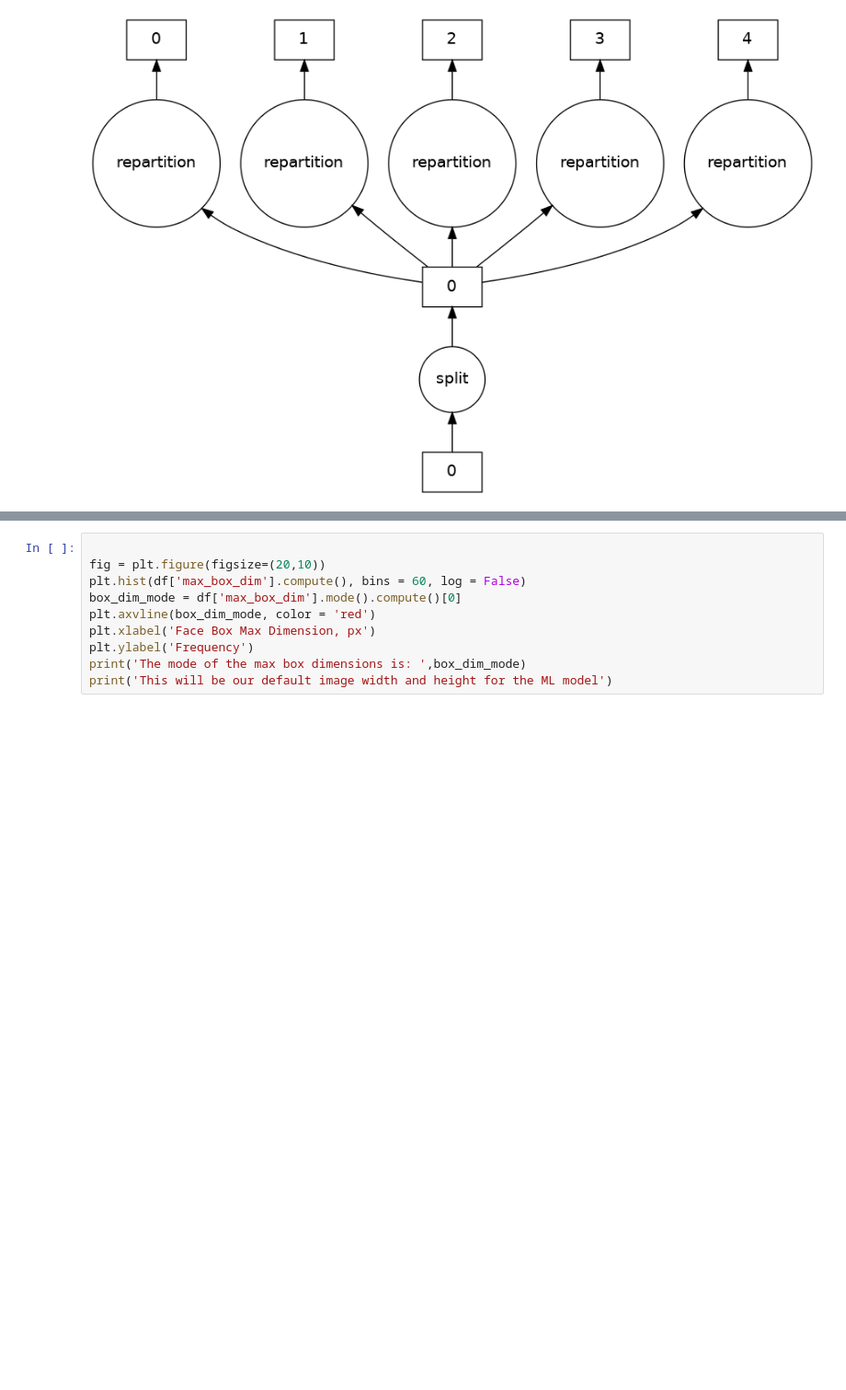
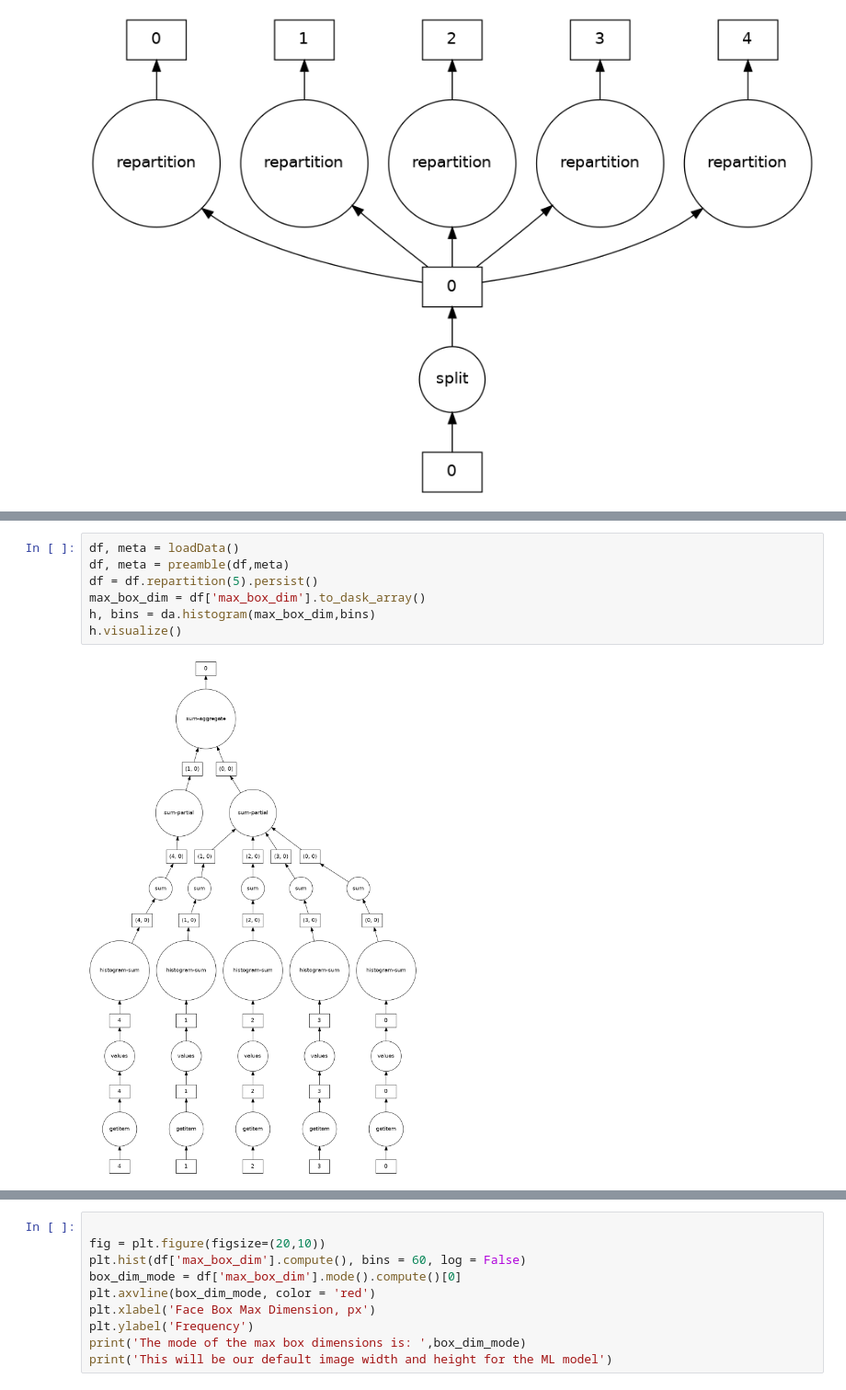
Before and after one commit to DanHarJor/MAPD-B, a Jupyter notebook: dask/notebooks/Daniel_dask_preprocessing.ipynb, the cells around one changed output, grey strips where cells are left out. Shown at 92% size. Saved outputs shown, nothing was run; the diff lists cells and outputs as text; blank space fills up the shorter version.

```diff
--- a/dask/notebooks/Daniel_dask_preprocessing.ipynb
+++ b/dask/notebooks/Daniel_dask_preprocessing.ipynb
@@ -378,0 +465,9 @@ plt.legend()
+# %%
+df, meta = loadData()
+df, meta = preamble(df,meta)
+df = df.repartition(5).persist()
+max_box_dim = df['max_box_dim'].to_dask_array()
+h, bins = da.histogram(max_box_dim,bins)
+h.visualize()
+# %% [output]
+[figure, added]
```
Also changed, not shown: parts of 66 cells of this notebook, 1 other file.
